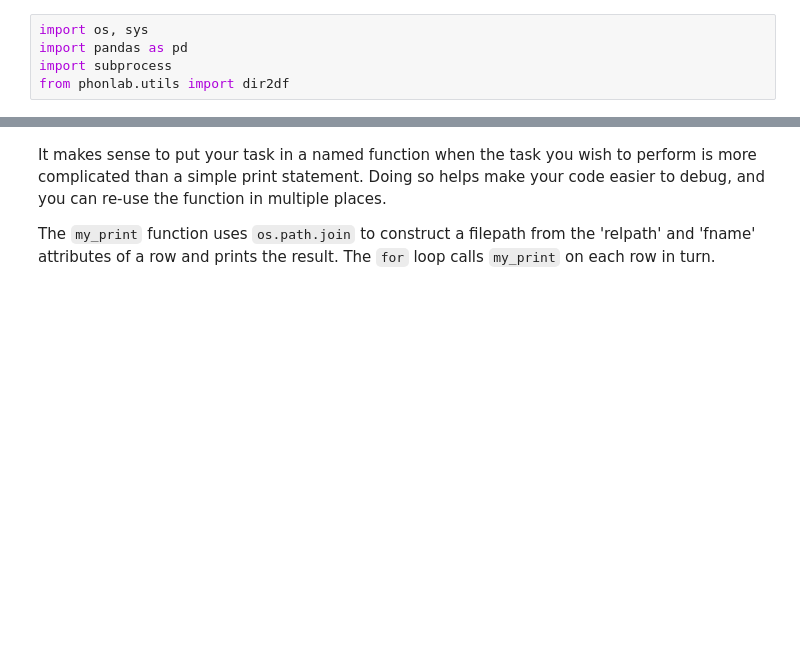
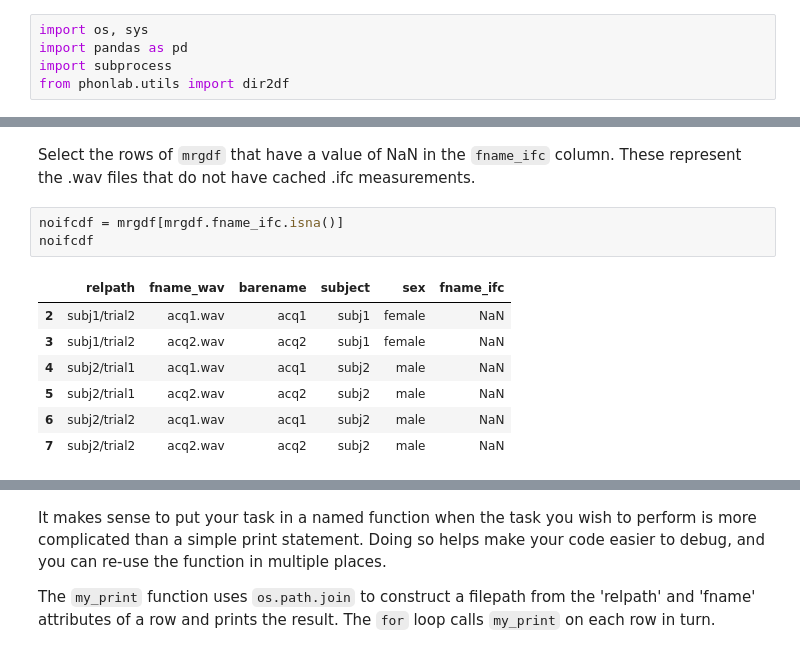
Before and after one commit to rsprouse/phonlab, a Jupyter notebook: doc/phonlab_tasks.ipynb, the cells around one changed output, grey strips where cells are left out. Saved outputs shown, nothing was run; the diff lists cells and outputs as text; blank space fills up the shorter version.

```diff
--- a/doc/phonlab_tasks.ipynb
+++ b/doc/phonlab_tasks.ipynb
@@ -121,0 +150,13 @@ file3.wav
+# %% [markdown]
+Select the rows of `mrgdf` that have a value of NaN in the `fname_ifc` column. These represent the .wav files that do not have cached .ifc measurements.
+# %%
+noifcdf = mrgdf[mrgdf.fname_ifc.isna()]
+noifcdf
+# %% [output]
+|  | relpath | fname_wav | barename | subject | sex | fname_ifc |
+| 2 | subj1/trial2 | acq1.wav | acq1 | subj1 | female | NaN |
+| 3 | subj1/trial2 | acq2.wav | acq2 | subj1 | female | NaN |
+| 4 | subj2/trial1 | acq1.wav | acq1 | subj2 | male | NaN |
+| 5 | subj2/trial1 | acq2.wav | acq2 | subj2 | male | NaN |
+| 6 | subj2/trial2 | acq1.wav | acq1 | subj2 | male | NaN |
+| 7 | subj2/trial2 | acq2.wav | acq2 | subj2 | male | NaN |
```
Also changed, not shown: parts of 77 cells of this notebook, 27 other files.
